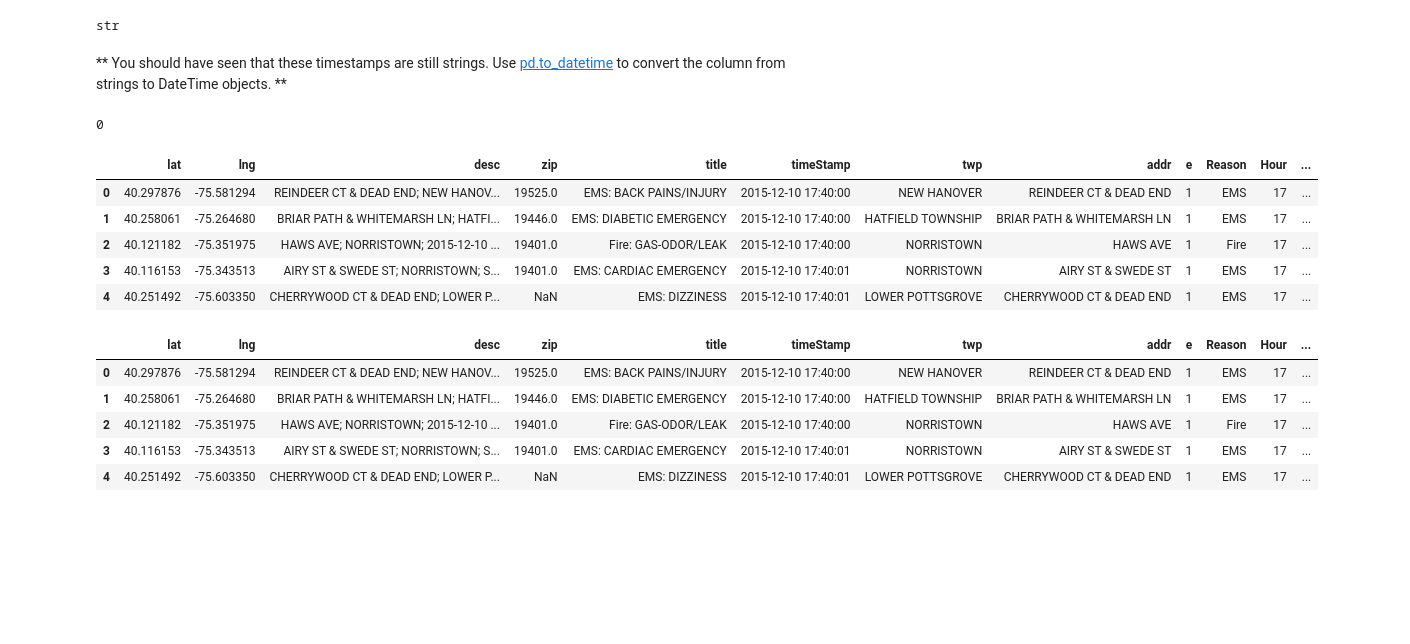
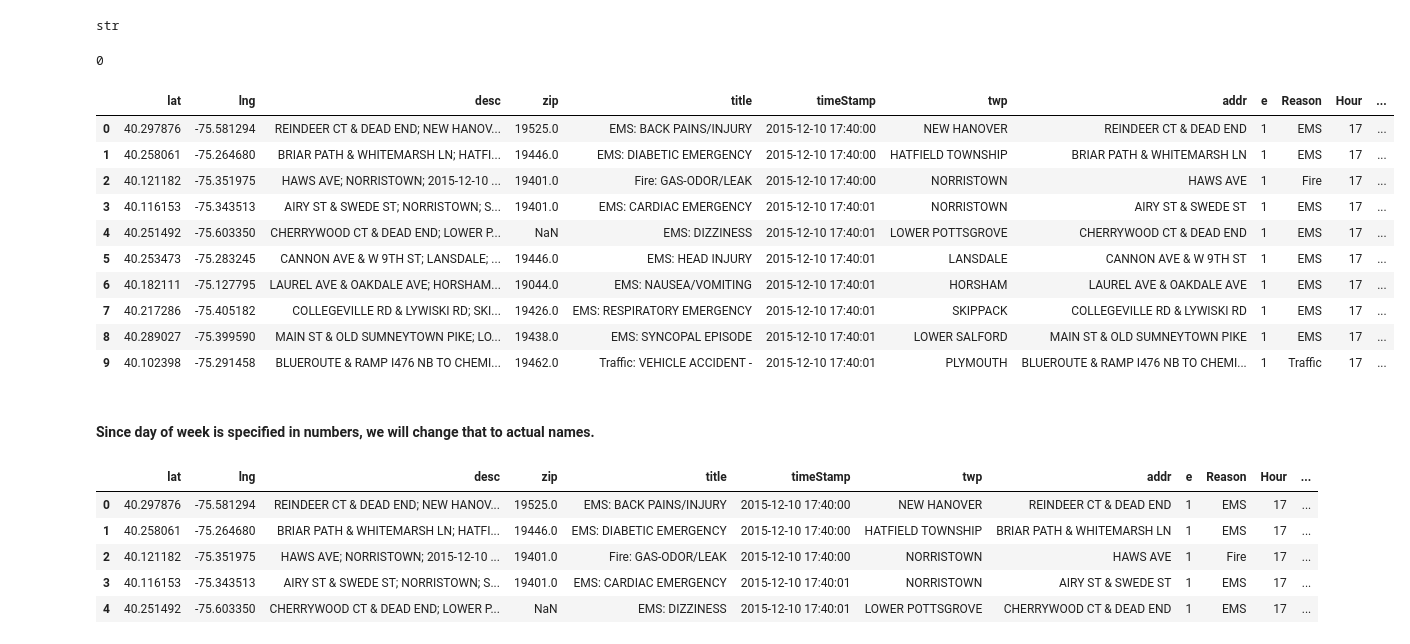
Before and after one commit to Saiyam-3/Data-Analysis-of-emergency-calls-made-to-911, a Jupyter notebook: 911 Calls Project.ipynb, the cells around one changed output. Cells and saved outputs as stored; diff of their text form; code cells hidden in the pictures; blank space fills up the shorter version.

```diff
--- a/911 Calls Project.ipynb
+++ b/911 Calls Project.ipynb
@@ -96,8 +116,6 @@ sns.countplot(x='Reason',data=df,palette='viridis')
 type(df['timeStamp'].iloc[0])
 # %% [output]
 str
-# %% [markdown]
-** You should have seen that these timestamps are still strings. Use [pd.to_datetime](http://pandas.pydata.org/pandas-docs/stable/generated/pandas.to_datetime.html) to convert the column from strings to DateTime objects. **
 # %%
 df['timeStamp']=pd.to_datetime(df['timeStamp'])
 # %%
@@ -109,15 +127,23 @@ time.second
 # %%
 df['Hour']=df['timeStamp'].apply(lambda time:time.hour)
 df['Month']=df['timeStamp'].apply(lambda time:time.month)
 df['dayofweek']=df['timeStamp'].apply(lambda time:time.dayofweek)
-df.head()
+df['Seconds']=df['timeStamp'].apply(lambda time:time.second)
+df.head(10)
 # %% [output]
 |  | lat | lng | desc | zip | title | timeStamp | twp | addr | e | Reason | Hour | ... |
 | 0 | 40.297876 | -75.581294 | REINDEER CT & DEAD END; NEW HANOV... | 19525.0 | EMS: BACK PAINS/INJURY | 2015-12-10 17:40:00 | NEW HANOVER | REINDEER CT & DEAD END | 1 | EMS | 17 | ... |
 | 1 | 40.258061 | -75.264680 | BRIAR PATH & WHITEMARSH LN; HATFI... | 19446.0 | EMS: DIABETIC EMERGENCY | 2015-12-10 17:40:00 | HATFIELD TOWNSHIP | BRIAR PATH & WHITEMARSH LN | 1 | EMS | 17 | ... |
 | 2 | 40.121182 | -75.351975 | HAWS AVE; NORRISTOWN; 2015-12-10 ... | 19401.0 | Fire: GAS-ODOR/LEAK | 2015-12-10 17:40:00 | NORRISTOWN | HAWS AVE | 1 | Fire | 17 | ... |
 | 3 | 40.116153 | -75.343513 | AIRY ST & SWEDE ST; NORRISTOWN; S... | 19401.0 | EMS: CARDIAC EMERGENCY | 2015-12-10 17:40:01 | NORRISTOWN | AIRY ST & SWEDE ST | 1 | EMS | 17 | ... |
 | 4 | 40.251492 | -75.603350 | CHERRYWOOD CT & DEAD END; LOWER P... | NaN | EMS: DIZZINESS | 2015-12-10 17:40:01 | LOWER POTTSGROVE | CHERRYWOOD CT & DEAD END | 1 | EMS | 17 | ... |
+| 5 | 40.253473 | -75.283245 | CANNON AVE & W 9TH ST; LANSDALE; ... | 19446.0 | EMS: HEAD INJURY | 2015-12-10 17:40:01 | LANSDALE | CANNON AVE & W 9TH ST | 1 | EMS | 17 | ... |
+| 6 | 40.182111 | -75.127795 | LAUREL AVE & OAKDALE AVE; HORSHAM... | 19044.0 | EMS: NAUSEA/VOMITING | 2015-12-10 17:40:01 | HORSHAM | LAUREL AVE & OAKDALE AVE | 1 | EMS | 17 | ... |
+| 7 | 40.217286 | -75.405182 | COLLEGEVILLE RD & LYWISKI RD; SKI... | 19426.0 | EMS: RESPIRATORY EMERGENCY | 2015-12-10 17:40:01 | SKIPPACK | COLLEGEVILLE RD & LYWISKI RD | 1 | EMS | 17 | ... |
+| 8 | 40.289027 | -75.399590 | MAIN ST & OLD SUMNEYTOWN PIKE; LO... | 19438.0 | EMS: SYNCOPAL EPISODE | 2015-12-10 17:40:01 | LOWER SALFORD | MAIN ST & OLD SUMNEYTOWN PIKE | 1 | EMS | 17 | ... |
+| 9 | 40.102398 | -75.291458 | BLUEROUTE & RAMP I476 NB TO CHEMI... | 19462.0 | Traffic: VEHICLE ACCIDENT - | 2015-12-10 17:40:01 | PLYMOUTH | BLUEROUTE & RAMP I476 NB TO CHEMI... | 1 | Traffic | 17 | ... |
+# %% [markdown]
+#### Since day of week is specified in numbers, we will change that to actual names.
 # %%
 dmap = {0:'Mon',1:'Tue',2:'Wed',3:'Thu',4:'Fri',5:'Sat',6:'Sun'}
 df['Day of Week']=df['dayofweek'].map(dmap)
```
Also changed, not shown: parts of 42 cells of this notebook.
